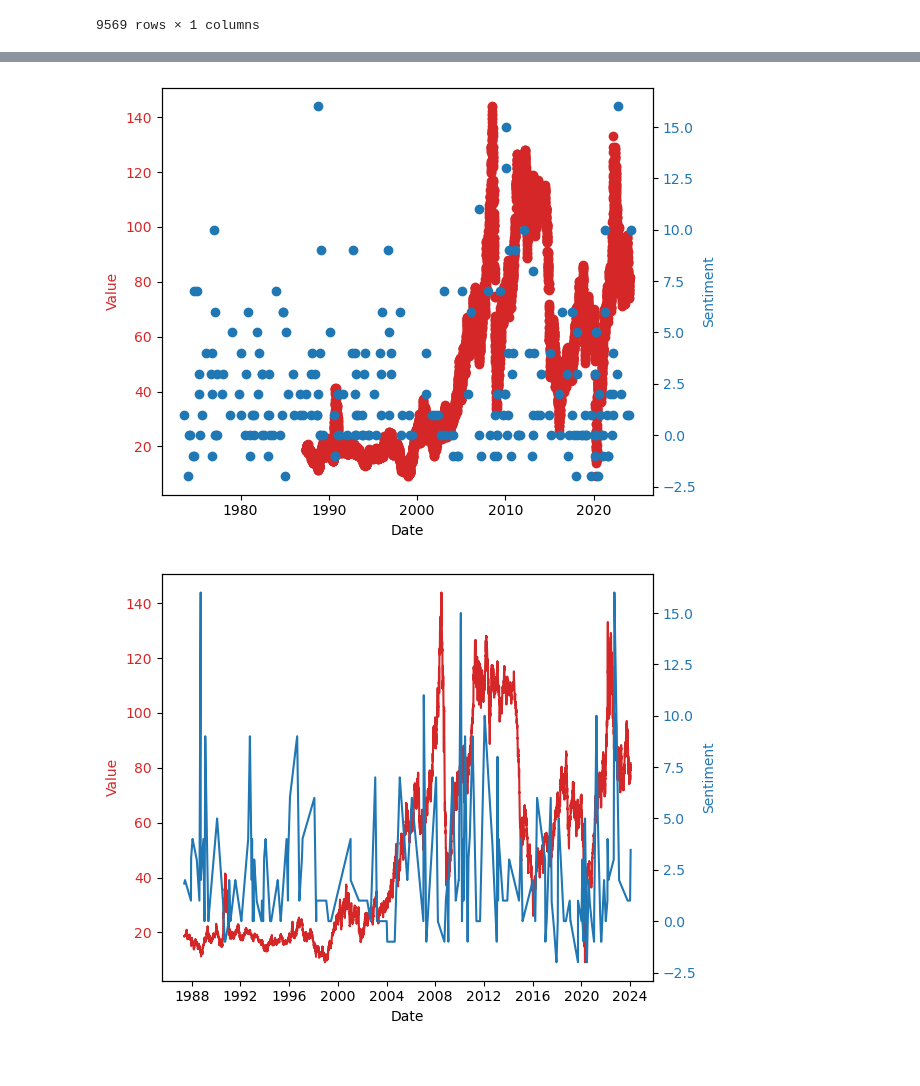
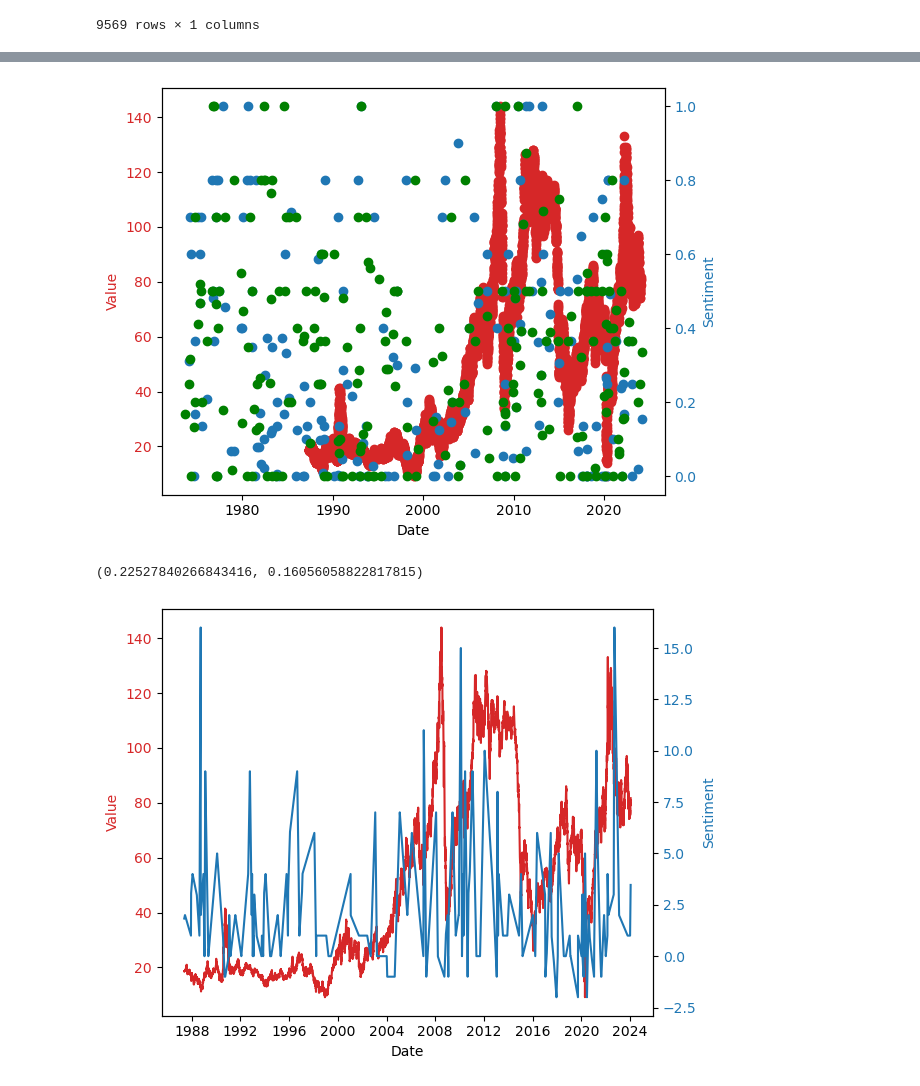
Before and after one commit to chtang-hmc/Spring-Invitation-Datathon-2024, a Jupyter notebook: Analysis/Sentiment Analysis/sentiment_oil.ipynb, the cells around one changed output, grey strips where cells are left out. Cells and saved outputs as stored; diff of their text form; code cells hidden in the pictures.

Commit message:
oil-sentiment analysis

```diff
--- a/Analysis/Sentiment Analysis/sentiment_oil.ipynb
+++ b/Analysis/Sentiment Analysis/sentiment_oil.ipynb
@@ -47,0 +61,17 @@ climate_sum = climate.groupby('date').sum()
+# %%
+climate.drop(['text', 'Stemd_text'], axis=1, inplace=True)
+# %%
+oil['sentiment_abs'] = oil['Sentiments'].abs()
+climate['sentiment_abs'] = climate['Sentiments'].abs()
+
+oil['max_sentiment'] = oil.groupby('date')['sentiment_abs'].transform('max')
+climate['max_sentiment'] = climate.groupby('date')['sentiment_abs'].transform('max')
+# %%
+# for each date, take the average sentence count and word count, but for sentiment take the max value
+
+oil_new = oil.groupby('date').mean()
+climate_new = climate.groupby('date').mean()
+# %%
+oil_new.index = pd.to_datetime(oil_new.index)
+
+climate_new.index = pd.to_datetime(climate_new.index)
@@ -48,22 +109,23 @@ climate_sum = climate.groupby('date').sum()
 # %%
 # plot oil prices with climate sentiment
 fig, ax1 = plt.subplots()
 color = 'tab:red'
 ax1.set_xlabel('Date')
 ax1.set_ylabel('Value', color=color)
 ax1.scatter(oil_price.index, oil_price['Value'], color=color)
 ax1.tick_params(axis='y', labelcolor=color)
 
 ax2 = ax1.twinx()
 color = 'tab:blue'
 ax2.set_ylabel('Sentiment', color=color)
-ax2.scatter(climate_sum.index, climate_sum['sentiment'], color=color)
+ax2.scatter(oil_new.index, oil_new['max_sentiment'], color=color)
+ax2.scatter(climate_new.index, climate_new['max_sentiment'], color = 'green')
 ax2.tick_params(axis='y', labelcolor=color)
 
 fig.tight_layout()
 plt.show()
 # %% [output]
-[figure, old version]
+[figure, new version]
 # %%
 # find correlation between oil prices and climate sentiment
 oil_price_resample = oil_price.resample('D').mean()
@@ -80,3 +145,14 @@ correlation = oil_price_resample['Value'].corr(climate_sum_resample['sentiment']
+# %%
+# find correlation between oil price and oil sentiment
+oil_new_s = oil_new_s[oil_new_s.index.isin(oil_price_resample.index)]
+correlation_oil = oil_price_resample['Value'].corr(oil_new_s['max_sentiment'])
+
+climate_new_s = climate_new_s[climate_new_s.index.isin(oil_price_resample.index)]
+correlation_climate = oil_price_resample['Value'].corr(climate_new_s['max_sentiment'])
+
+correlation_oil, correlation_climate
+# %% [output]
+(0.22527840266843416, 0.16056058822817815)
 # %%
 # plot oil prices with climate sentiment
 fig, ax1 = plt.subplots()
```
Also changed, not shown: parts of 32 cells of this notebook, 3 other files.
